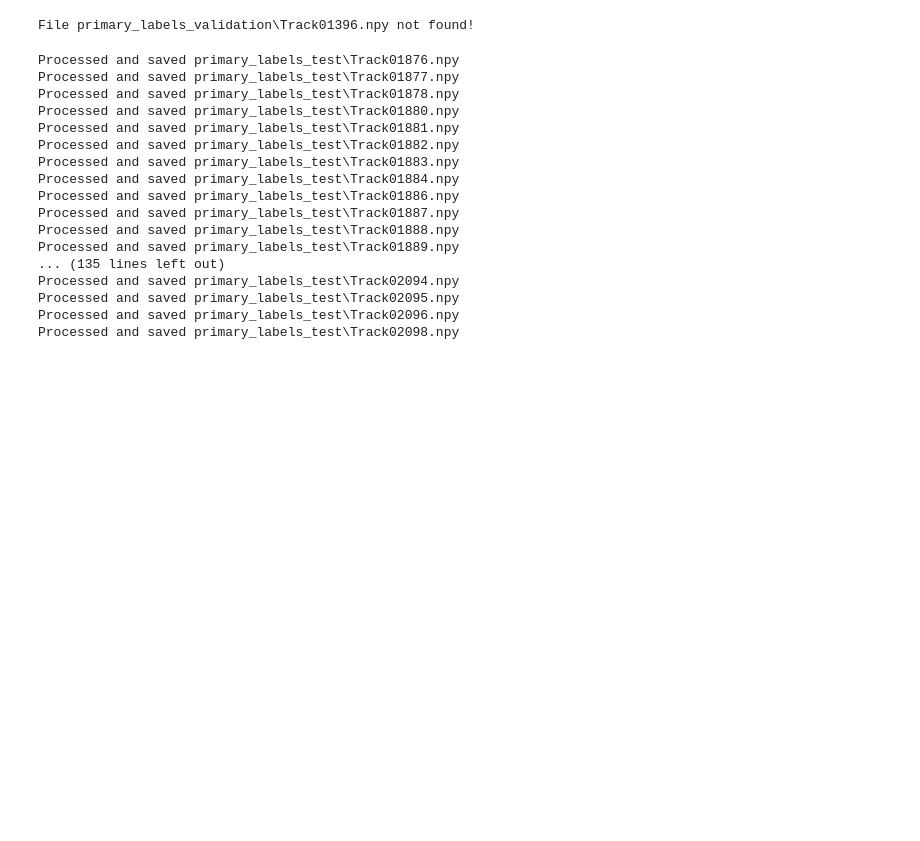
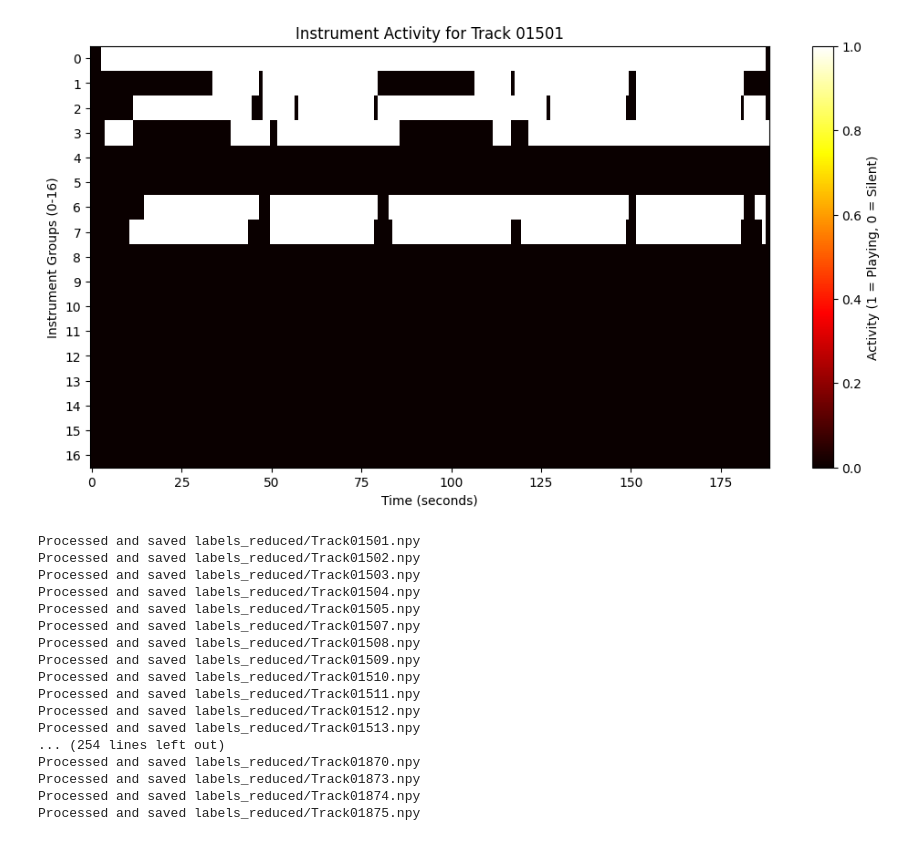
Before and after one commit to EdmundYau/RealTimeInstrumentIdentifier, a Jupyter notebook: labels_primary.ipynb, the cells around one changed output. Drawn from its saved outputs; the diff is of its cells as text; code cells hidden in the pictures; blank space fills up the shorter version.

```diff
--- a/labels_primary.ipynb
+++ b/labels_primary.ipynb
@@ -72,33 +72,33 @@ for track_id in range(1, 1501):
 # %%
 import numpy as np
 import matplotlib.pyplot as plt
 import os
 
-def display_npy_track(track_id, directory="primary_labels_validation"):
+def display_npy_track(track_id, directory="labels_reduced"):
     track_str = str(track_id).zfill(5)
     npy_filename = os.path.join(directory, f"Track{track_str}.npy")
 
     if not os.path.exists(npy_filename):
         print(f"File {npy_filename} not found!")
         return
 
     # Load the matrix
     instrument_matrix = np.load(npy_filename)
 
     # Display the matrix
     plt.figure(figsize=(12, 6))
     plt.imshow(instrument_matrix, aspect='auto', cmap='hot', interpolation='nearest')
     plt.xlabel("Time (seconds)")
     plt.ylabel("Instrument Groups (0-16)")
     plt.title(f"Instrument Activity for Track {track_str}")
     plt.colorbar(label="Activity (1 = Playing, 0 = Silent)")
     plt.yticks(range(17))  # Ensure all instrument groups are labeled
     plt.show()
 
 # Example usage:
-display_npy_track(1396)
+display_npy_track(1501)
 # %% [output]
-File primary_labels_validation\Track01396.npy not found!
+[figure, added]
 # %%
 import numpy as np
 import os
@@ -141,7 +141,7 @@ with open(timestamps_file, "r") as f:
             track_timestamps[current_track][parts[0]] = timestamps
 # %%
 # Create output directory
-output_dir = "primary_labels_test"
+output_dir = "labels_reduced"
 os.makedirs(output_dir, exist_ok=True)
 
 # Process each track
@@ -157,7 +157,7 @@ for track_id in range(1501, 2500):  # Adjusted for validation set
             max_time = max(max_time, int(end))
 
     # Initialize binary matrix
-    instrument_matrix = np.zeros((17, max_time + 1), dtype=int)
+    instrument_matrix = np.zeros((8, max_time + 1), dtype=int)
 
     # Fill matrix with 1s where instruments are playing
     for flac, intervals in track_timestamps[track_str].items():
@@ -171,20 +171,20 @@ for track_id in range(1501, 2500):  # Adjusted for validation set
     np.save(npy_filename, instrument_matrix)
     print(f"Processed and saved {npy_filename}")
 # %% [output]
-Processed and saved primary_labels_test\Track01876.npy
-Processed and saved primary_labels_test\Track01877.npy
-Processed and saved primary_labels_test\Track01878.npy
-Processed and saved primary_labels_test\Track01880.npy
-Processed and saved primary_labels_test\Track01881.npy
-Processed and saved primary_labels_test\Track01882.npy
-Processed and saved primary_labels_test\Track01883.npy
-Processed and saved primary_labels_test\Track01884.npy
-Processed and saved primary_labels_test\Track01886.npy
-Processed and saved primary_labels_test\Track01887.npy
-Processed and saved primary_labels_test\Track01888.npy
-Processed and saved primary_labels_test\Track01889.npy
-... (135 lines left out)
-Processed and saved primary_labels_test\Track02094.npy
-Processed and saved primary_labels_test\Track02095.npy
-Processed and saved primary_labels_test\Track02096.npy
-Processed and saved primary_labels_test\Track02098.npy
+Processed and saved labels_reduced/Track01501.npy
+Processed and saved labels_reduced/Track01502.npy
+Processed and saved labels_reduced/Track01503.npy
+Processed and saved labels_reduced/Track01504.npy
+Processed and saved labels_reduced/Track01505.npy
+Processed and saved labels_reduced/Track01507.npy
+Processed and saved labels_reduced/Track01508.npy
+Processed and saved labels_reduced/Track01509.npy
+Processed and saved labels_reduced/Track01510.npy
+Processed and saved labels_reduced/Track01511.npy
+Processed and saved labels_reduced/Track01512.npy
+Processed and saved labels_reduced/Track01513.npy
+... (254 lines left out)
+Processed and saved labels_reduced/Track01870.npy
+Processed and saved labels_reduced/Track01873.npy
+Processed and saved labels_reduced/Track01874.npy
+Processed and saved labels_reduced/Track01875.npy
```
Also changed, not shown: parts of 1 cell of this notebook, 2 other files.
